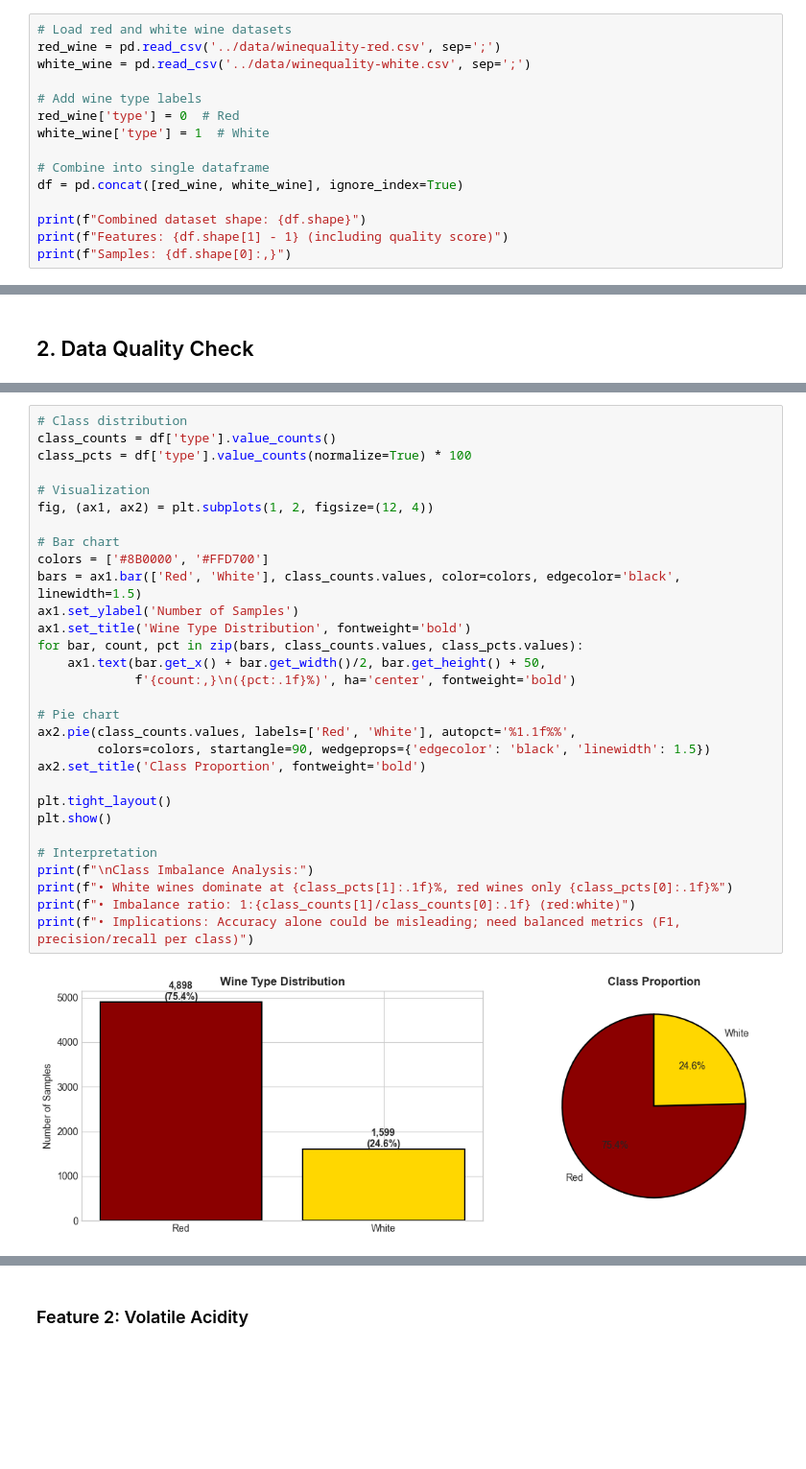
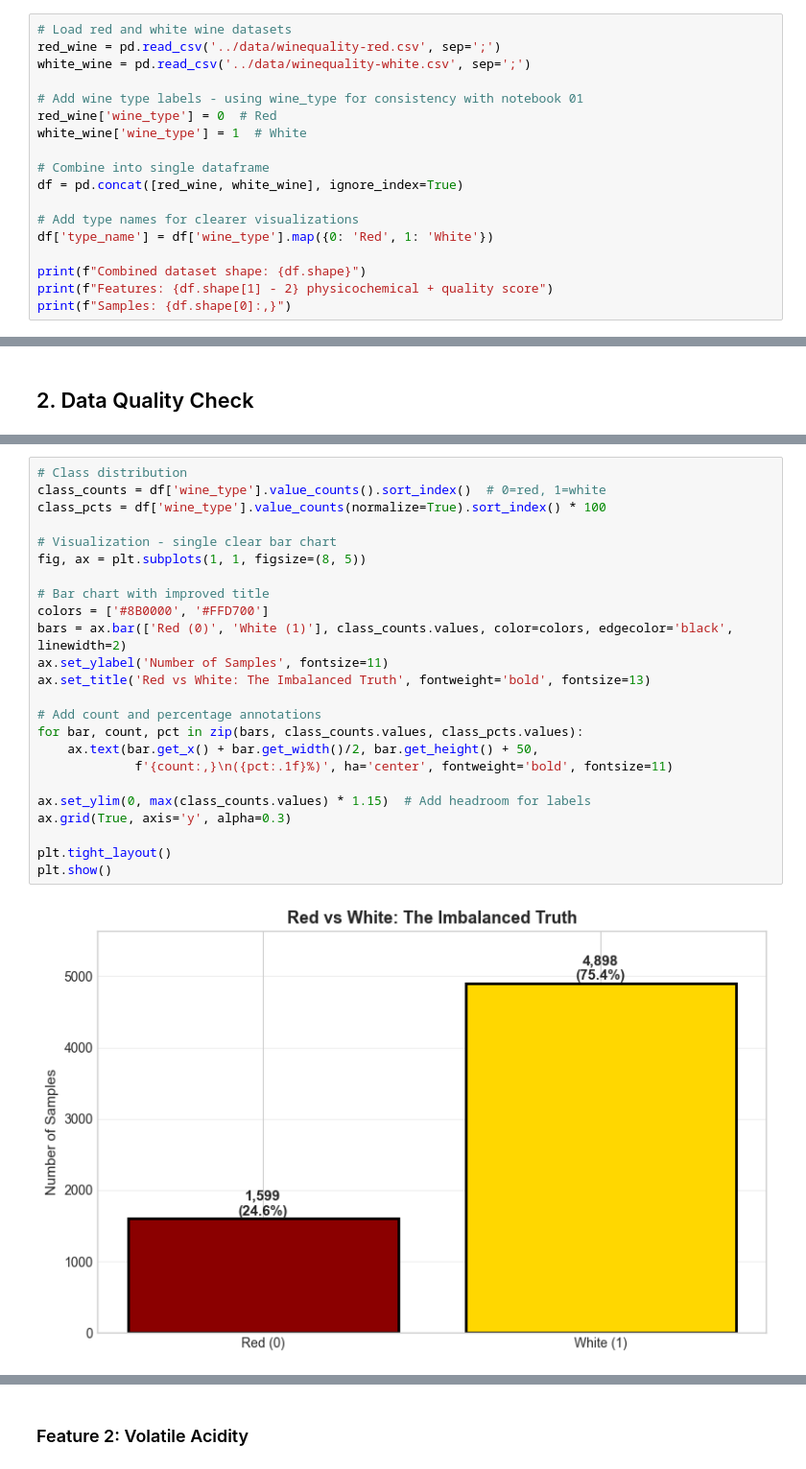
Before and after one commit to antropovanikolitf/Classification-project, a Jupyter notebook: notebooks/02_data_understanding.ipynb, the cells around one changed output, grey strips where cells are left out. Shown at 96% size. Drawn from its saved outputs; the diff is of its cells as text; blank space fills up the shorter version.

```diff
--- a/notebooks/02_data_understanding.ipynb
+++ b/notebooks/02_data_understanding.ipynb
@@ -21,14 +30,17 @@ sns.set_palette('Set2')
 red_wine = pd.read_csv('../data/winequality-red.csv', sep=';')
 white_wine = pd.read_csv('../data/winequality-white.csv', sep=';')
 
-# Add wine type labels
-red_wine['type'] = 0  # Red
-white_wine['type'] = 1  # White
+# Add wine type labels - using wine_type for consistency with notebook 01
+red_wine['wine_type'] = 0  # Red
+white_wine['wine_type'] = 1  # White
 
 # Combine into single dataframe
 df = pd.concat([red_wine, white_wine], ignore_index=True)
 
+# Add type names for clearer visualizations
+df['type_name'] = df['wine_type'].map({0: 'Red', 1: 'White'})
+
 print(f"Combined dataset shape: {df.shape}")
-print(f"Features: {df.shape[1] - 1} (including quality score)")
+print(f"Features: {df.shape[1] - 2} physicochemical + quality score")
 print(f"Samples: {df.shape[0]:,}")
 # %% [output]
@@ -113,32 +79,26 @@ print("• White wines require more SO₂ for preservation (lighter color = less
 # %%
 # Class distribution
-class_counts = df['type'].value_counts()
-class_pcts = df['type'].value_counts(normalize=True) * 100
+class_counts = df['wine_type'].value_counts().sort_index()  # 0=red, 1=white
+class_pcts = df['wine_type'].value_counts(normalize=True).sort_index() * 100
 
-# Visualization
-fig, (ax1, ax2) = plt.subplots(1, 2, figsize=(12, 4))
+# Visualization - single clear bar chart
+fig, ax = plt.subplots(1, 1, figsize=(8, 5))
 
-# Bar chart
+# Bar chart with improved title
 colors = ['#8B0000', '#FFD700']
-bars = ax1.bar(['Red', 'White'], class_counts.values, color=colors, edgecolor='black', linewidth=1.5)
-ax1.set_ylabel('Number of Samples')
-ax1.set_title('Wine Type Distribution', fontweight='bold')
+bars = ax.bar(['Red (0)', 'White (1)'], class_counts.values, color=colors, edgecolor='black', linewidth=2)
+ax.set_ylabel('Number of Samples', fontsize=11)
+ax.set_title('Red vs White: The Imbalanced Truth', fontweight='bold', fontsize=13)
+
+# Add count and percentage annotations
 for bar, count, pct in zip(bars, class_counts.values, class_pcts.values):
-    ax1.text(bar.get_x() + bar.get_width()/2, bar.get_height() + 50,
-             f'{count:,}\n({pct:.1f}%)', ha='center', fontweight='bold')
+    ax.text(bar.get_x() + bar.get_width()/2, bar.get_height() + 50,
+             f'{count:,}\n({pct:.1f}%)', ha='center', fontweight='bold', fontsize=11)
 
-# Pie chart
-ax2.pie(class_counts.values, labels=['Red', 'White'], autopct='%1.1f%%',
-        colors=colors, startangle=90, wedgeprops={'edgecolor': 'black', 'linewidth': 1.5})
-ax2.set_title('Class Proportion', fontweight='bold')
+ax.set_ylim(0, max(class_counts.values) * 1.15)  # Add headroom for labels
+ax.grid(True, axis='y', alpha=0.3)
 
 plt.tight_layout()
 plt.show()
-
-# Interpretation
-print(f"\nClass Imbalance Analysis:")
-print(f"• White wines dominate at {class_pcts[1]:.1f}%, red wines only {class_pcts[0]:.1f}%")
-print(f"• Imbalance ratio: 1:{class_counts[1]/class_counts[0]:.1f} (red:white)")
-print(f"• Implications: Accuracy alone could be misleading; need balanced metrics (F1, precision/recall per class)")
 # %% [output]
-[figure, old version]
+[figure, new version]
```
Also changed, not shown: parts of 28 cells of this notebook, 5 other files.
